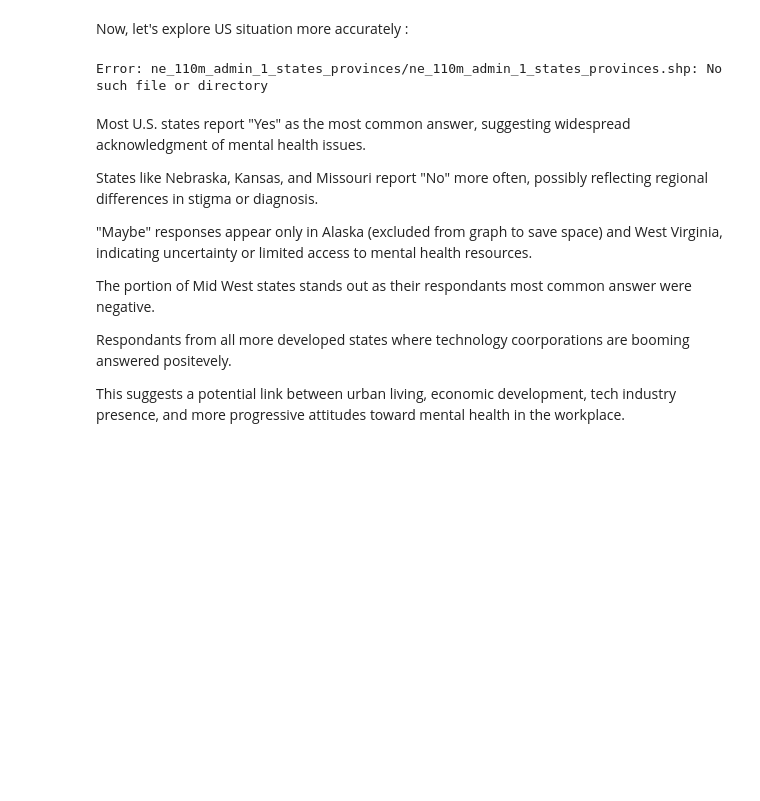
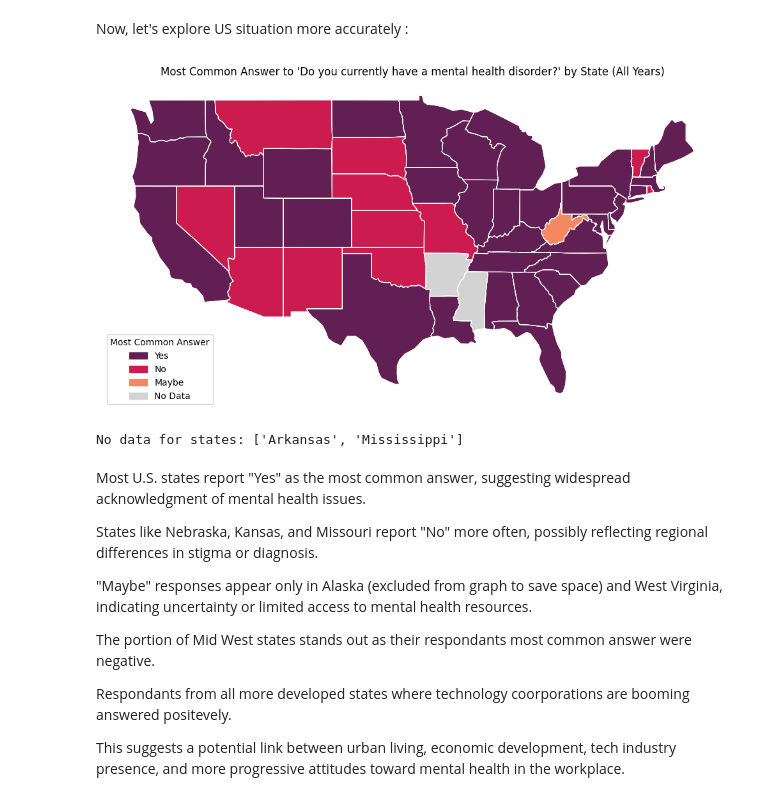
Before and after one commit to Duccard/demographic_impact_mental_health, a Jupyter notebook: demographic_impact_mental_health.ipynb, the cells around one changed output. Saved outputs shown, nothing was run; the diff lists cells and outputs as text; code cells hidden in the pictures; blank space fills up the shorter version.

```diff
--- a/demographic_impact_mental_health.ipynb
+++ b/demographic_impact_mental_health.ipynb
@@ -496,11 +524,14 @@ From this map, we can see that more people in North America and Australia has me
 # %% [markdown]
 Now, let's explore US situation more accurately :
 # %%
-shapefile_path = "ne_110m_admin_1_states_provinces/ne_110m_admin_1_states_provinces.shp"
+shapefile_path = (
+    "data/ne_110m_admin_1_states_provinces/ne_110m_admin_1_states_provinces.shp"
+)
 
 plot_us_state_most_common_answer_q33(merged_df, shapefile_path)
 # %% [output]
+[figure, added]
-Error: ne_110m_admin_1_states_provinces/ne_110m_admin_1_states_provinces.shp: No such file or directory
+No data for states: ['Arkansas', 'Mississippi']
 # %% [markdown]
 Most U.S. states report "Yes" as the most common answer, suggesting widespread acknowledgment of mental health issues.
 
```
Also changed, not shown: parts of 3 cells of this notebook, 1 other file.
